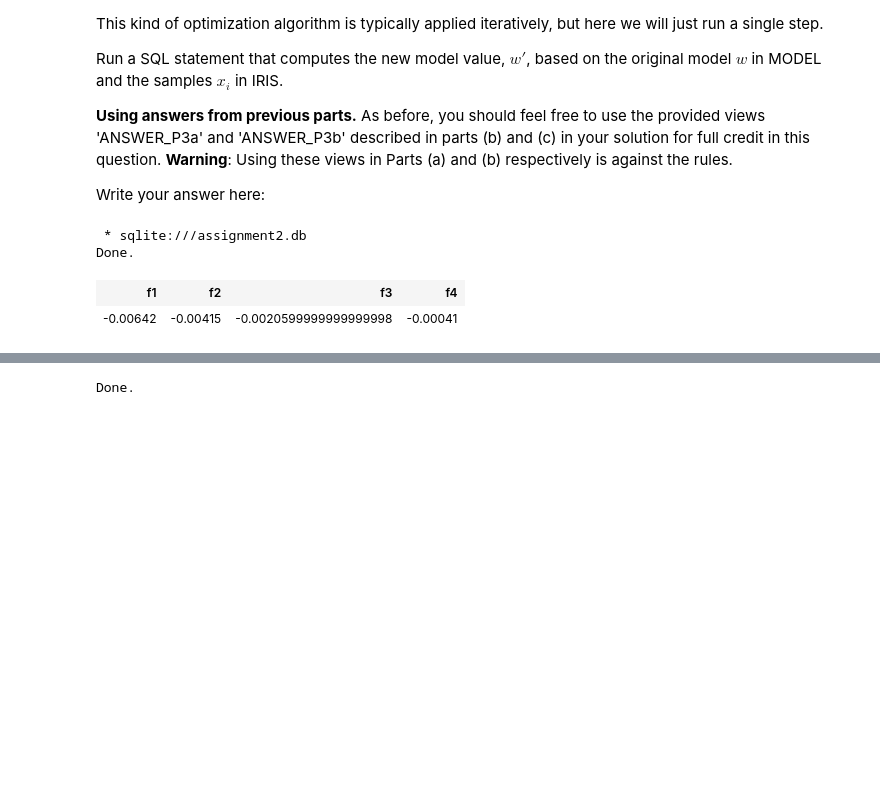
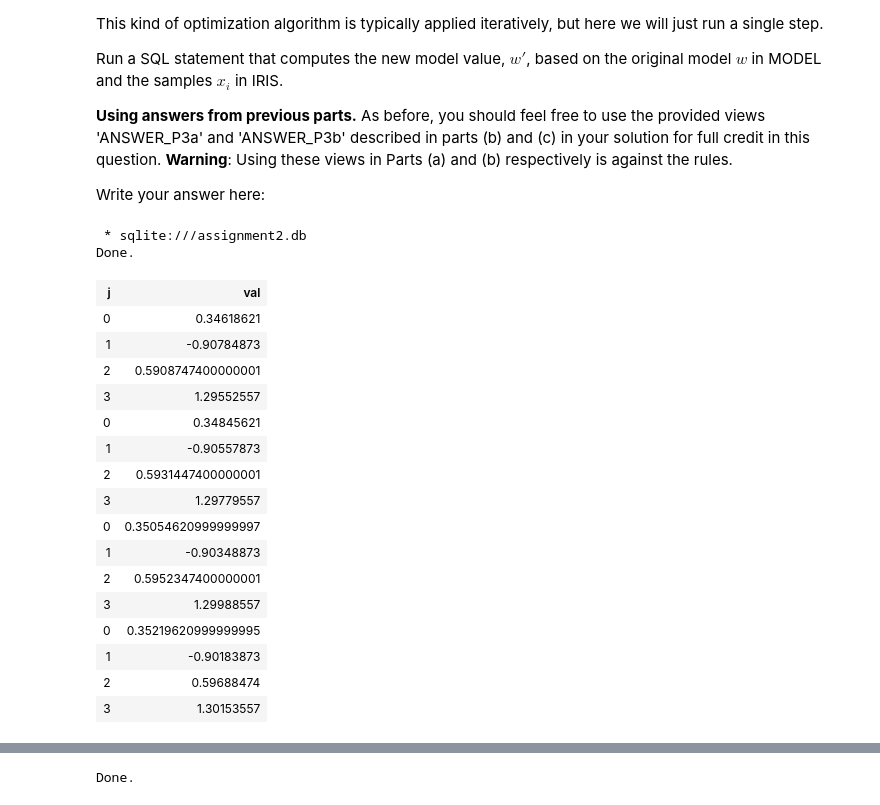
Before and after one commit to jhuang292/SQL, a Jupyter notebook: assignment2.ipynb, the cells around one changed output, grey strips where cells are left out. Cells and saved outputs as stored; diff of their text form; code cells hidden in the pictures; blank space fills up the shorter version.

```diff
--- a/assignment2.ipynb
+++ b/assignment2.ipynb
@@ -707,21 +707,65 @@ As before, you should feel free to use the provided views 'ANSWER_P3a' and 'ANSW
 Write your answer here:
 # %%
 %%sql
-SELECT tb1.j AS j, tb1.
+
+
+SELECT tb1.j AS j, (ROUND(tb1.val,8) + ROUND(tb2.val, 8)) AS val
 FROM MODEL AS tb1, (
-                SELECT 0.0001*SUM((R.Label-P.val)*R.SepalLength) AS f1,0.0001*SUM((R.Label-P.val)*R.SepalWidth) AS f2, 0.0001*SUM((R.Label-P.val)*R.PetalLength) As f3, 0.0001*SUM((R.Label-P.val)*R.PetalWidth) AS f4
-                FROM PREDICTION AS P
-                INNER JOIN
-                (
-                        SELECT *
-                        FROM IRIS
-                        ) AS R
-                ON P.i = R.i
-                ) AS tb2
+                    SELECT 0.0001*SUM((R.Label-P.val)*R.SepalLength) AS val
+                    FROM PREDICTION AS P
+                    INNER JOIN
+                    (
+                            SELECT *
+                            FROM IRIS
+                            ) AS R
+                    ON P.i = R.i
+                    UNION
+                    SELECT 0.0001*SUM((R.Label-P.val)*R.SepalWidth) AS val
+                                    FROM PREDICTION AS P
+                                    INNER JOIN
+                                    (
+                                            SELECT *
+                                            FROM IRIS
+                                            ) AS R
+                                    ON P.i = R.i
+                    UNION
+                    SELECT 0.0001*SUM((R.Label-P.val)*R.PetalLength) AS val
+                                    FROM PREDICTION AS P
+                                    INNER JOIN
+                                    (
+                                            SELECT *
+                                            FROM IRIS
+                                            ) AS R
+                                    ON P.i = R.i
+                    UNION
+                    SELECT 0.0001*SUM((R.Label-P.val)*R.PetalWidth) AS val
+                                    FROM PREDICTION AS P
+                                    INNER JOIN
+                                    (
+                                            SELECT *
+                                            FROM IRIS
+                                            ) AS R
+                                    ON P.i = R.i
+                        ) AS tb2
 # %% [output]
  * sqlite:///assignment2.db
 Done.
-| f1 | f2 | f3 | f4 |
-| -0.00642 | -0.00415 | -0.0020599999999999998 | -0.00041 |
+| j | val |
+| 0 | 0.34618621 |
+| 1 | -0.90784873 |
+| 2 | 0.5908747400000001 |
+| 3 | 1.29552557 |
+| 0 | 0.34845621 |
+| 1 | -0.90557873 |
+| 2 | 0.5931447400000001 |
+| 3 | 1.29779557 |
+| 0 | 0.35054620999999997 |
+| 1 | -0.90348873 |
+| 2 | 0.5952347400000001 |
+| 3 | 1.29988557 |
+| 0 | 0.35219620999999995 |
+| 1 | -0.90183873 |
+| 2 | 0.59688474 |
+| 3 | 1.30153557 |
 # %%
 %%sql
```
Also changed, not shown: parts of 1 cell of this notebook.
